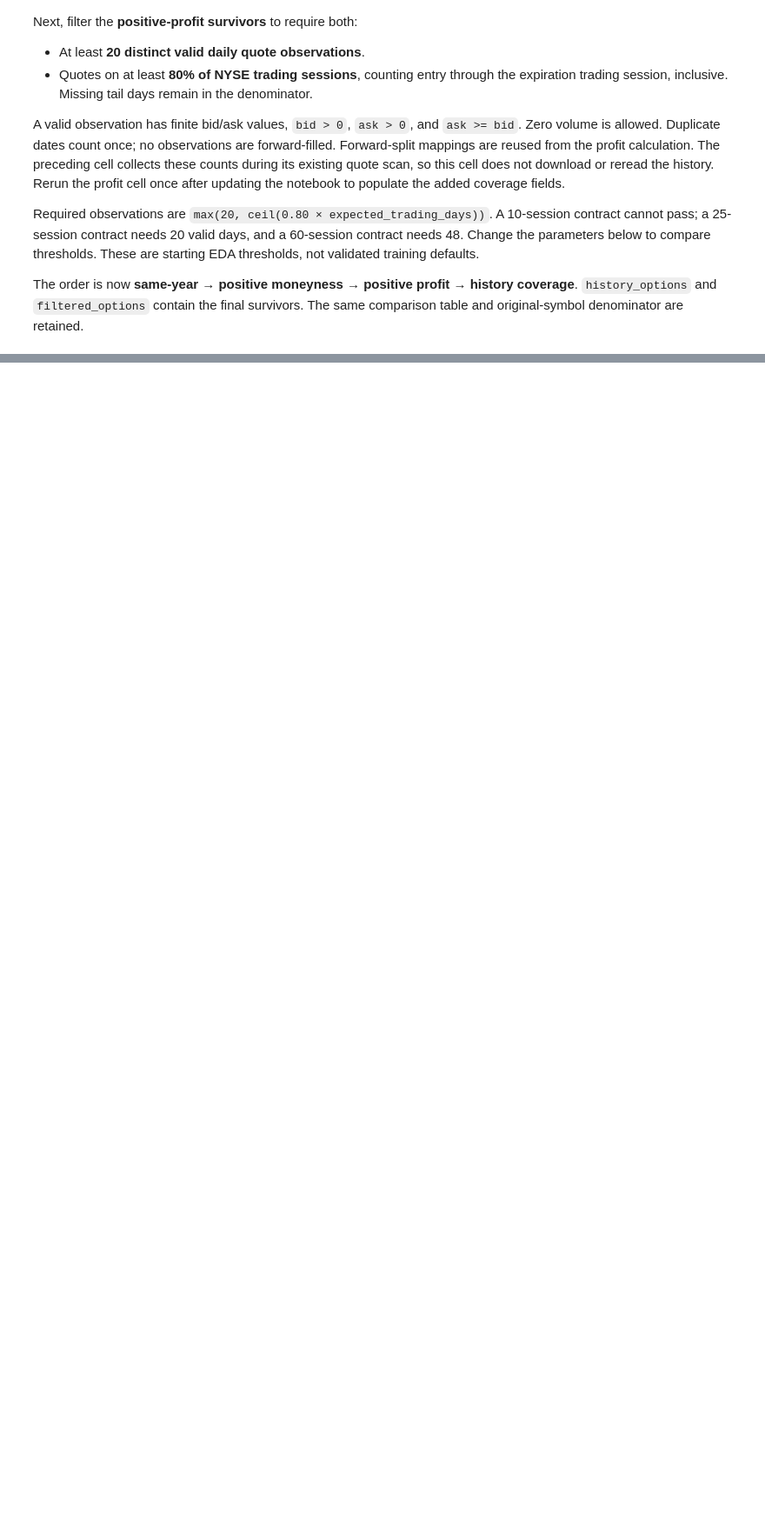
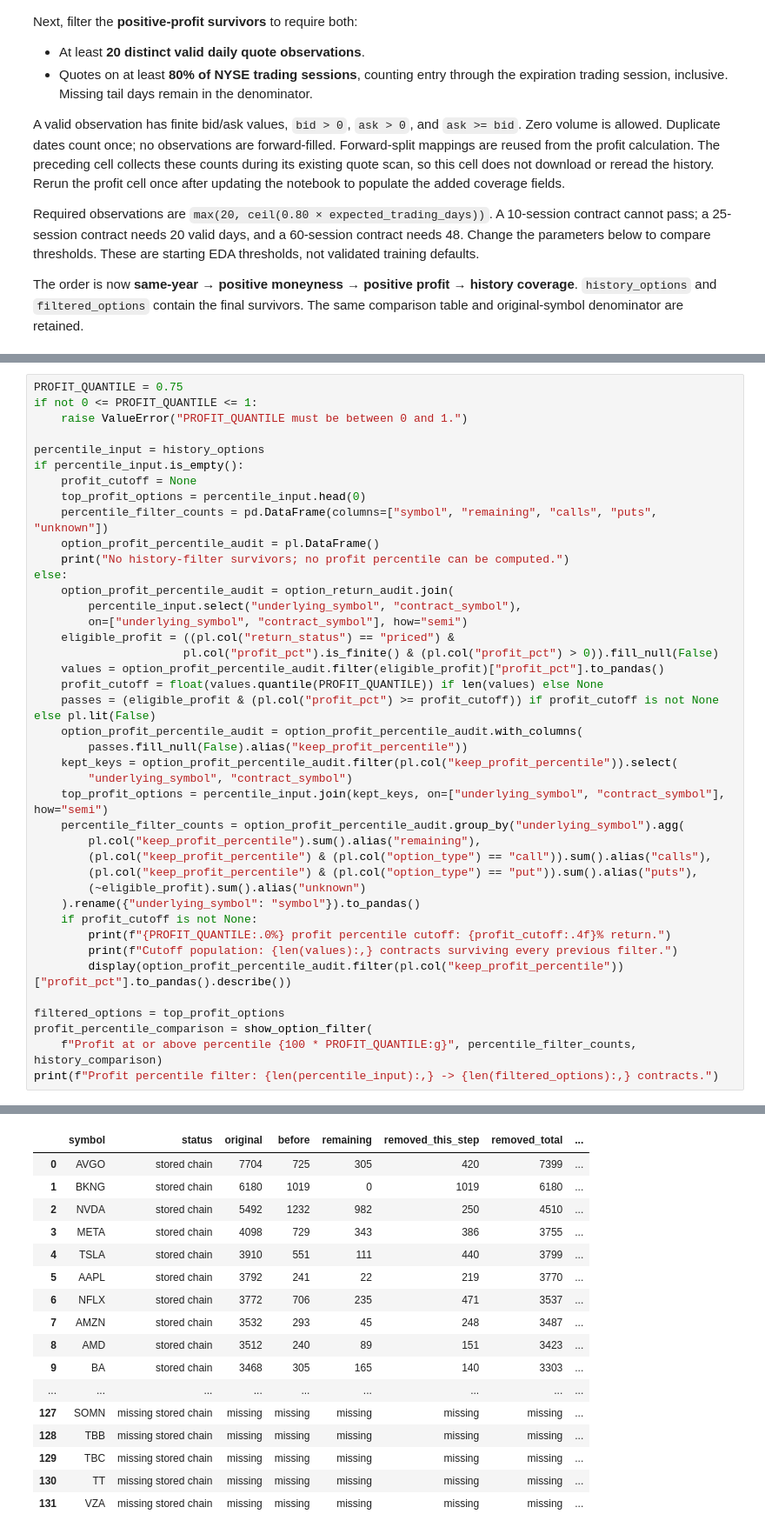
Before and after one commit to quantarb/quant-orchestrator, a Jupyter notebook: notebooks/multirate_warehouse_training.ipynb, the cells around one changed output, grey strips where cells are left out. Shown at 87% size. Cells and saved outputs as stored; diff of their text form; blank space fills up the shorter version.

Commit message:
Add stacked 75th-percentile profit filter after quote coverage

```diff
--- a/notebooks/multirate_warehouse_training.ipynb
+++ b/notebooks/multirate_warehouse_training.ipynb
@@ -933,0 +946,42 @@ History filter: 37,326 positive-profit candidates -> 20,993 survivors.
+# %%
+PROFIT_QUANTILE = 0.75
+if not 0 <= PROFIT_QUANTILE <= 1:
+    raise ValueError("PROFIT_QUANTILE must be between 0 and 1.")
+
+percentile_input = history_options
+if percentile_input.is_empty():
+    profit_cutoff = None
+    top_profit_options = percentile_input.head(0)
+    percentile_filter_counts = pd.DataFrame(columns=["symbol", "remaining", "calls", "puts", "unknown"])
+    option_profit_percentile_audit = pl.DataFrame()
+    print("No history-filter survivors; no profit percentile can be computed.")
+else:
+    option_profit_percentile_audit = option_return_audit.join(
+        percentile_input.select("underlying_symbol", "contract_symbol"),
+        on=["underlying_symbol", "contract_symbol"], how="semi")
+    eligible_profit = ((pl.col("return_status") == "priced") &
+                      pl.col("profit_pct").is_finite() & (pl.col("profit_pct") > 0)).fill_null(False)
+    values = option_profit_percentile_audit.filter(eligible_profit)["profit_pct"].to_pandas()
+    profit_cutoff = float(values.quantile(PROFIT_QUANTILE)) if len(values) else None
+    passes = (eligible_profit & (pl.col("profit_pct") >= profit_cutoff)) if profit_cutoff is not None else pl.lit(False)
+    option_profit_percentile_audit = option_profit_percentile_audit.with_columns(
+        passes.fill_null(False).alias("keep_profit_percentile"))
+    kept_keys = option_profit_percentile_audit.filter(pl.col("keep_profit_percentile")).select(
+        "underlying_symbol", "contract_symbol")
+    top_profit_options = percentile_input.join(kept_keys, on=["underlying_symbol", "contract_symbol"], how="semi")
+    percentile_filter_counts = option_profit_percentile_audit.group_by("underlying_symbol").agg(
+        pl.col("keep_profit_percentile").sum().alias("remaining"),
+        (pl.col("keep_profit_percentile") & (pl.col("option_type") == "call")).sum().alias("calls"),
+        (pl.col("keep_profit_percentile") & (pl.col("option_type") == "put")).sum().alias("puts"),
+        (~eligible_profit).sum().alias("unknown")
+    ).rename({"underlying_symbol": "symbol"}).to_pandas()
+    if profit_cutoff is not None:
+        print(f"{PROFIT_QUANTILE:.0%} profit percentile cutoff: {profit_cutoff:.4f}% return.")
+        print(f"Cutoff population: {len(values):,} contracts surviving every previous filter.")
+        display(option_profit_percentile_audit.filter(pl.col("keep_profit_percentile"))["profit_pct"].to_pandas().describe())
+
+filtered_options = top_profit_options
+profit_percentile_comparison = show_option_filter(
+    f"Profit at or above percentile {100 * PROFIT_QUANTILE:g}", percentile_filter_counts, history_comparison)
+print(f"Profit percentile filter: {len(percentile_input):,} -> {len(filtered_options):,} contracts.")
+# %% [output]
@@ -933,0 +1002,17 @@ History filter: 37,326 positive-profit candidates -> 20,993 survivors.
+|  | symbol | status | original | before | remaining | removed_this_step | removed_total | ... |
+| 0 | AVGO | stored chain | 7704 | 725 | 305 | 420 | 7399 | ... |
+| 1 | BKNG | stored chain | 6180 | 1019 | 0 | 1019 | 6180 | ... |
+| 2 | NVDA | stored chain | 5492 | 1232 | 982 | 250 | 4510 | ... |
+| 3 | META | stored chain | 4098 | 729 | 343 | 386 | 3755 | ... |
+| 4 | TSLA | stored chain | 3910 | 551 | 111 | 440 | 3799 | ... |
+| 5 | AAPL | stored chain | 3792 | 241 | 22 | 219 | 3770 | ... |
+| 6 | NFLX | stored chain | 3772 | 706 | 235 | 471 | 3537 | ... |
+| 7 | AMZN | stored chain | 3532 | 293 | 45 | 248 | 3487 | ... |
+| 8 | AMD | stored chain | 3512 | 240 | 89 | 151 | 3423 | ... |
+| 9 | BA | stored chain | 3468 | 305 | 165 | 140 | 3303 | ... |
+| ... | ... | ... | ... | ... | ... | ... | ... | ... |
+| 127 | SOMN | missing stored chain | missing | missing | missing | missing | missing | ... |
+| 128 | TBB | missing stored chain | missing | missing | missing | missing | missing | ... |
+| 129 | TBC | missing stored chain | missing | missing | missing | missing | missing | ... |
+| 130 | TT | missing stored chain | missing | missing | missing | missing | missing | ... |
+| 131 | VZA | missing stored chain | missing | missing | missing | missing | missing | ... |
```
Also changed, not shown: parts of 5 cells of this notebook, 1 other file.
